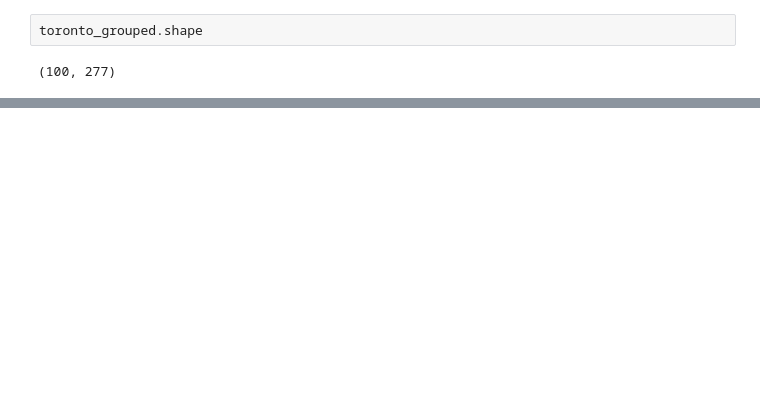
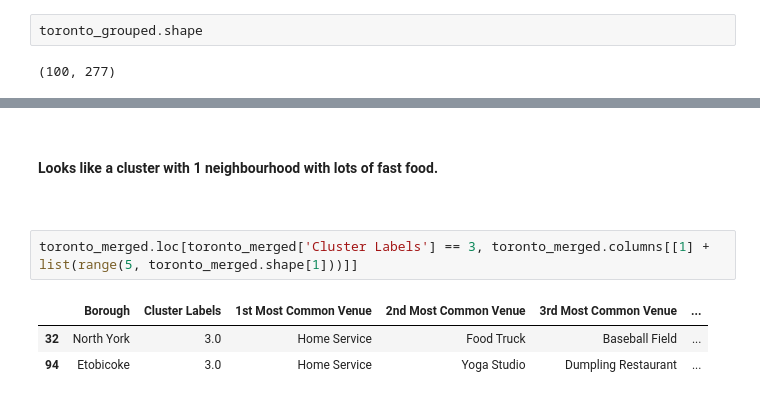
Before and after one commit to liubakk/Coursera_Capstone, a Jupyter notebook: Toronto.ipynb, the cells around one changed output, grey strips where cells are left out. Saved outputs shown, nothing was run; the diff lists cells and outputs as text; blank space fills up the shorter version.

```diff
--- a/Toronto.ipynb
+++ b/Toronto.ipynb
@@ -414,0 +510,10 @@ map_clusters
+# %% [markdown]
+<p>&nbsp;</p>
+<p><strong>Looks like a cluster with 1 neighbourhood with lots of fast food.</strong></p>
+<p>&nbsp;</p>
+# %%
+toronto_merged.loc[toronto_merged['Cluster Labels'] == 3, toronto_merged.columns[[1] + list(range(5, toronto_merged.shape[1]))]]
+# %% [output]
+|  | Borough | Cluster Labels | 1st Most Common Venue | 2nd Most Common Venue | 3rd Most Common Venue | ... |
+| 32 | North York | 3.0 | Home Service | Food Truck | Baseball Field | ... |
+| 94 | Etobicoke | 3.0 | Home Service | Yoga Studio | Dumpling Restaurant | ... |
```
Also changed, not shown: parts of 24 cells of this notebook.
